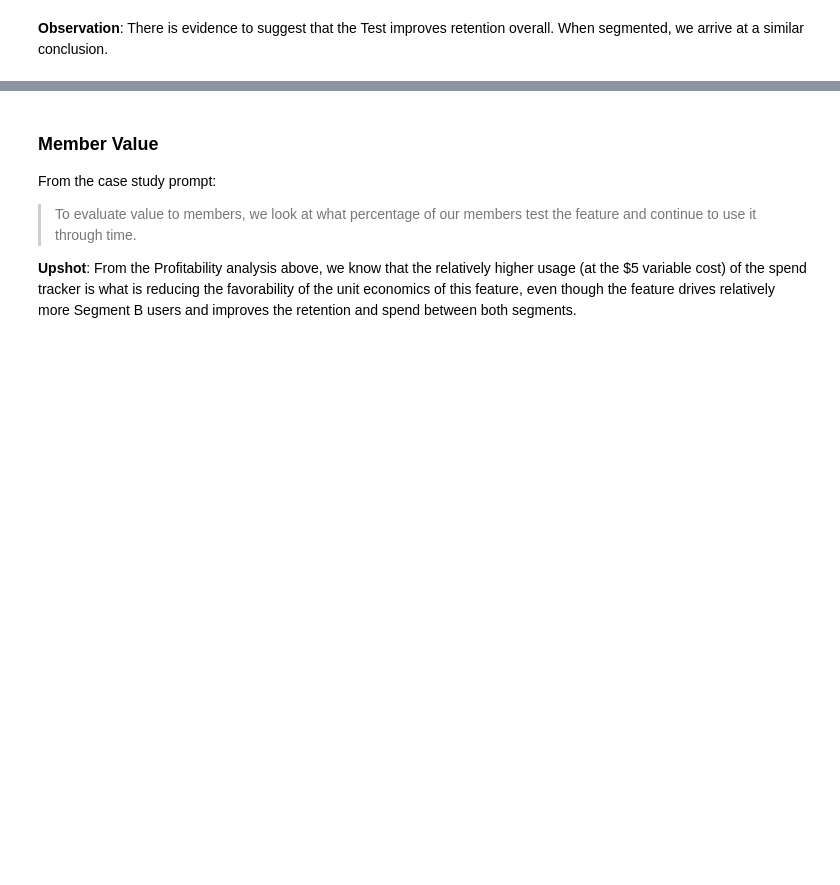
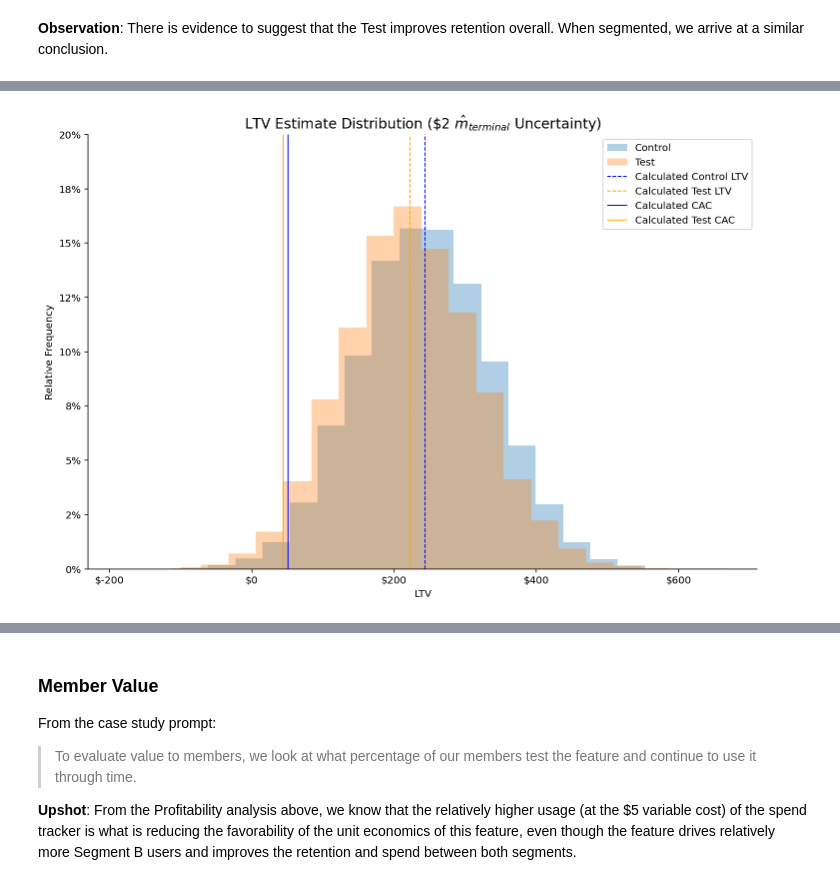
Before and after one commit to Per48edjes/Chime-Case, a Jupyter notebook: analysis.ipynb, the cells around one changed output, grey strips where cells are left out. Cells and saved outputs as stored; diff of their text form; code cells hidden in the pictures; blank space fills up the shorter version.

```diff
--- a/analysis.ipynb
+++ b/analysis.ipynb
@@ -697,0 +640,35 @@ plt.show()
+# %%
+# Set up plots
+plt.figure(figsize=(12,8))
+
+# Plot data
+bins = 20
+weights = np.ones_like(sim_distribtions['control']) / float(len(sim_distribtions['control']))
+plt.hist(sim_distribtions['control'], bins=bins, weights=weights, alpha=0.35, label='Control')
+plt.hist(sim_distribtions['test'], bins=bins, weights=weights, alpha=0.35, label='Test')
+
+# Cosmetic Adjustments
+plt.xlabel('LTV')
+plt.ylabel('Relative Frequency')
+plt.ylim(0, .2)
+ax = plt.gca()
+ax.xaxis.set_major_formatter('${x:.0f}')
+ax.spines['top'].set_visible(False)
+ax.spines['right'].set_visible(False)
+ax.yaxis.set_major_formatter(mtick.PercentFormatter(1.0, decimals=0))
+plt.vlines(control.estimate_ltv(), 0, .2,
+           color='blue', ls='--', lw=1, label='Calculated Control LTV')
+plt.vlines(test.estimate_ltv(), 0, .2,
+           color='orange', ls='--', lw=1, label='Calculated Test LTV')
+plt.vlines(control.cac, 0, .2,
+           color='blue', ls='-', lw=1, label='Calculated CAC')
+plt.vlines(test.cac, 0, .2,
+           color='orange', ls='-', lw=1, label='Calculated Test CAC')
+plt.title('LTV Estimate Distribution (\$2 $\hat{m}_{terminal}$ Uncertainty)',
+          fontsize=14)
+
+# Show plot
+plt.legend()
+plt.show()
+# %% [output]
+[figure, added]
```
Also changed, not shown: parts of 63 cells of this notebook, 1 other file.
